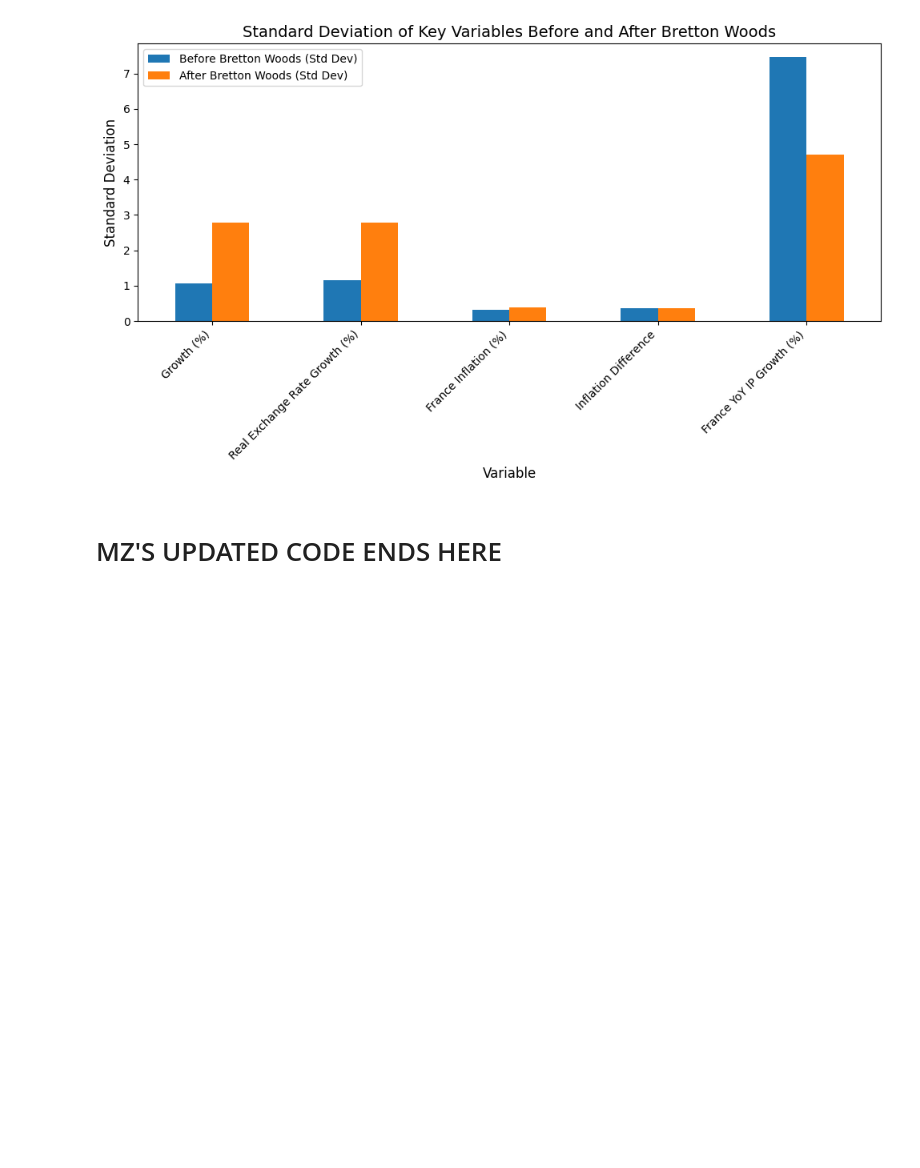
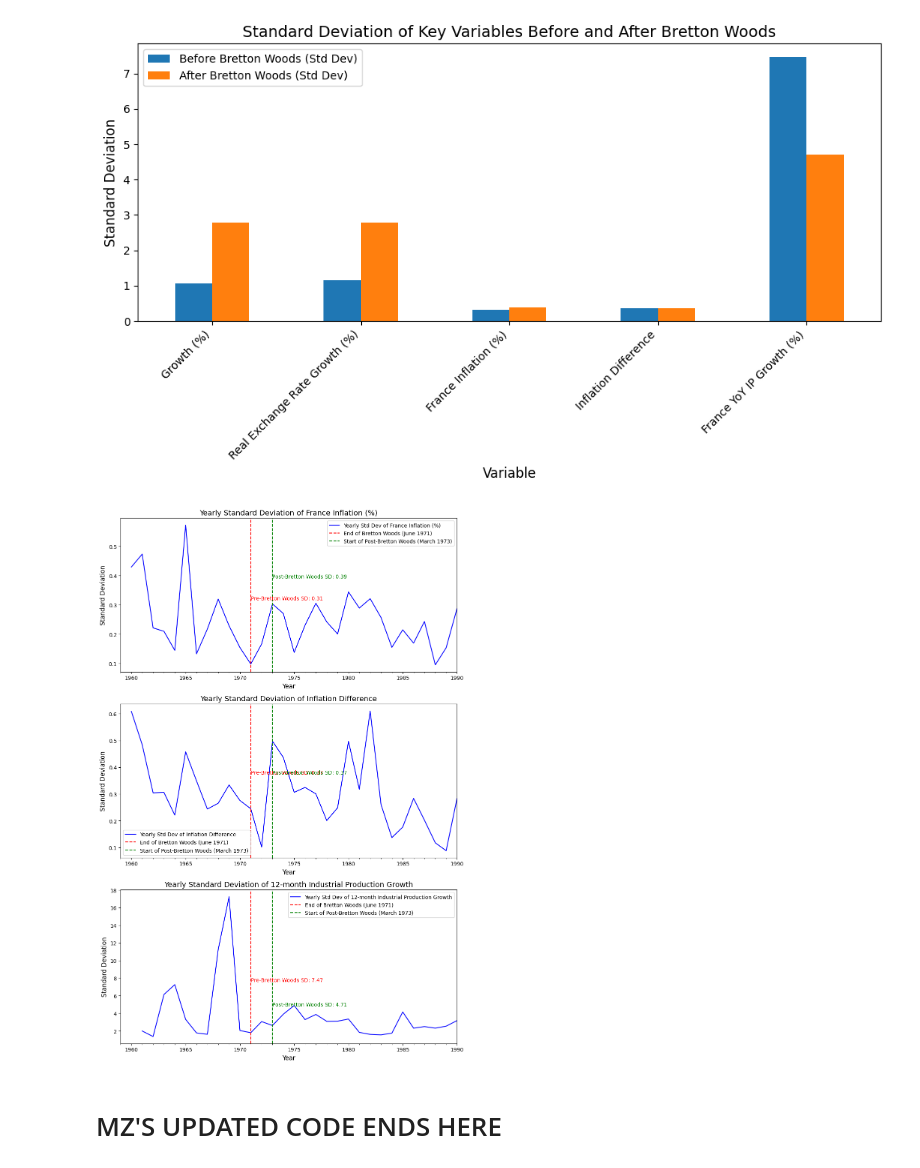
Before and after one commit to SparklyPlant/The-Grave-of-Ming, a Jupyter notebook: Code/NB1.ipynb, the cells around one changed output. Cells and saved outputs as stored; diff of their text form; code cells hidden in the pictures; blank space fills up the shorter version.

Commit message:
2nd graph 5.2.3

```diff
--- a/Code/NB1.ipynb
+++ b/Code/NB1.ipynb
@@ -966,6 +966,76 @@ France Inflation (%)                       0.806987
 Inflation Difference                       0.999903
 France YoY IP Growth (%)                   1.587466
 [figure]
+# %%
+import pandas as pd
+import matplotlib.pyplot as plt
+
+# Load the dataset
+file_path = "../Data/full_merged_dataset.csv"
+merged_df = pd.read_csv(file_path)
+
+# Convert Date column to datetime format
+merged_df["Date"] = pd.to_datetime(merged_df["Date"])
+
+# Create 'Inflation Difference' column by subtracting US inflation from France inflation
+merged_df['Inflation Difference'] = merged_df['France Inflation (%)'] - merged_df['US Inflation Rate (%)']
+
+# Calculate the 12-month industrial production growth
+merged_df['12-month Industrial Production Growth'] = merged_df['France YoY IP Growth (%)']
+
+# Set the Date column as the index for easier resampling
+merged_df.set_index('Date', inplace=True)
+
+# Create a list of variables to plot
+variables = ['France Inflation (%)', 'Inflation Difference', '12-month Industrial Production Growth']
+
+# Calculate yearly standard deviations for each variable
+yearly_std_devs = {}
+for var in variables:
+    yearly_std_devs[var] = merged_df[var].resample('Y').std()
+
+# Extract the standard deviation for the periods before and after Bretton Woods
+std_devs_before = {}
+std_devs_after = {}
+
+# Split the data into periods: Before and After Bretton Woods
+before_bretton_woods_df = merged_df[merged_df.index <= "1971-06-30"]
+after_bretton_woods_df = merged_df[merged_df.index >= "1973-03-01"]
+
+# Calculate the standard deviation for these periods
+for var in variables:
+    std_devs_before[var] = before_bretton_woods_df[var].std()
+    std_devs_after[var] = after_bretton_woods_df[var].std()
+
+# Plot the yearly standard deviations
+fig, axes = plt.subplots(3, 1, figsize=(10, 15))
+
+for i, var in enumerate(variables):
+    ax = axes[i]
+
+    # Plot the yearly standard deviations for the variable
+    yearly_std_devs[var].plot(ax=ax, label=f"Yearly Std Dev of {var}", color="blue")
+
+    # Indicate the pre and post-Bretton Woods standard deviations
+    ax.axvline(before_bretton_woods_df.index[-1], color='red', linestyle='--', label="End of Bretton Woods (June 1971)")
+    ax.axvline(after_bretton_woods_df.index[0], color='green', linestyle='--', label="Start of Post-Bretton Woods (March 1973)")
+
+    # Add text annotations for the standard deviations
+    ax.text(before_bretton_woods_df.index[-1], std_devs_before[var], f"Pre-Bretton Woods SD: {std_devs_before[var]:.2f}",
+            color='red', fontsize=10, verticalalignment='bottom')
+    ax.text(after_bretton_woods_df.index[0], std_devs_after[var], f"Post-Bretton Woods SD: {std_devs_after[var]:.2f}",
+            color='green', fontsize=10, verticalalignment='bottom')
+
+    # Set titles and labels
+    ax.set_title(f"Yearly Standard Deviation of {var}", fontsize=14)
+    ax.set_xlabel("Year", fontsize=12)
+    ax.set_ylabel("Standard Deviation", fontsize=12)
+    ax.legend()
+
+plt.tight_layout()
+plt.show()
+# %% [output]
+[figure, added]
 # %% [markdown]
 # MZ'S UPDATED CODE ENDS HERE
 # %%
```
